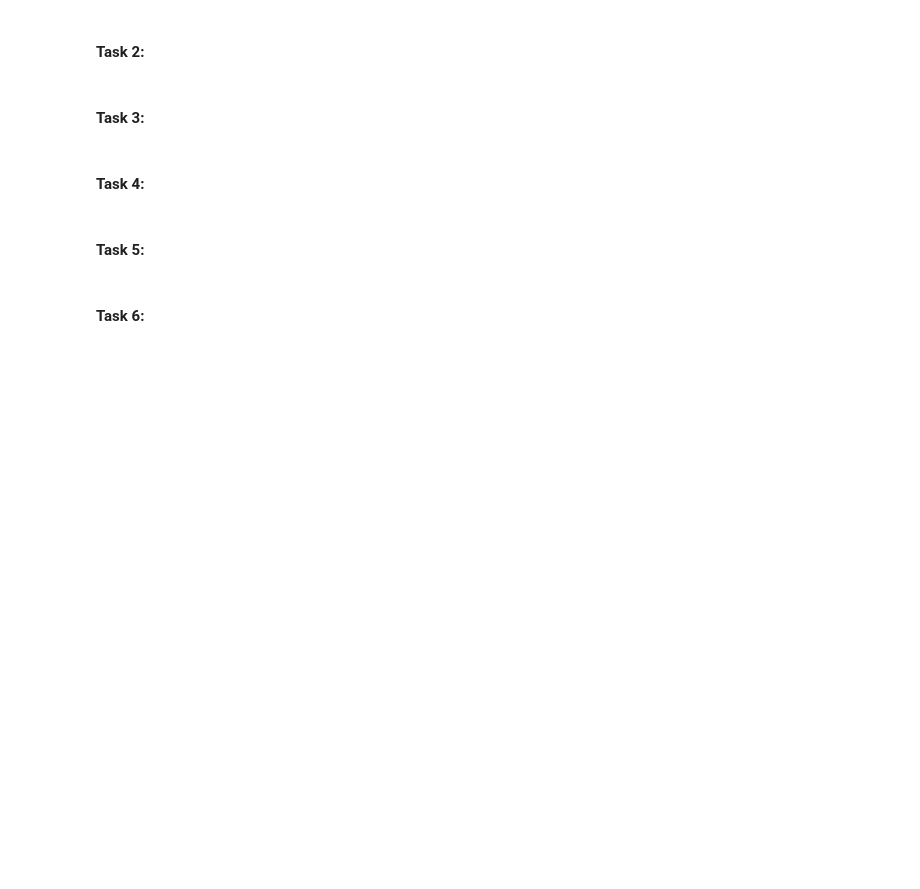
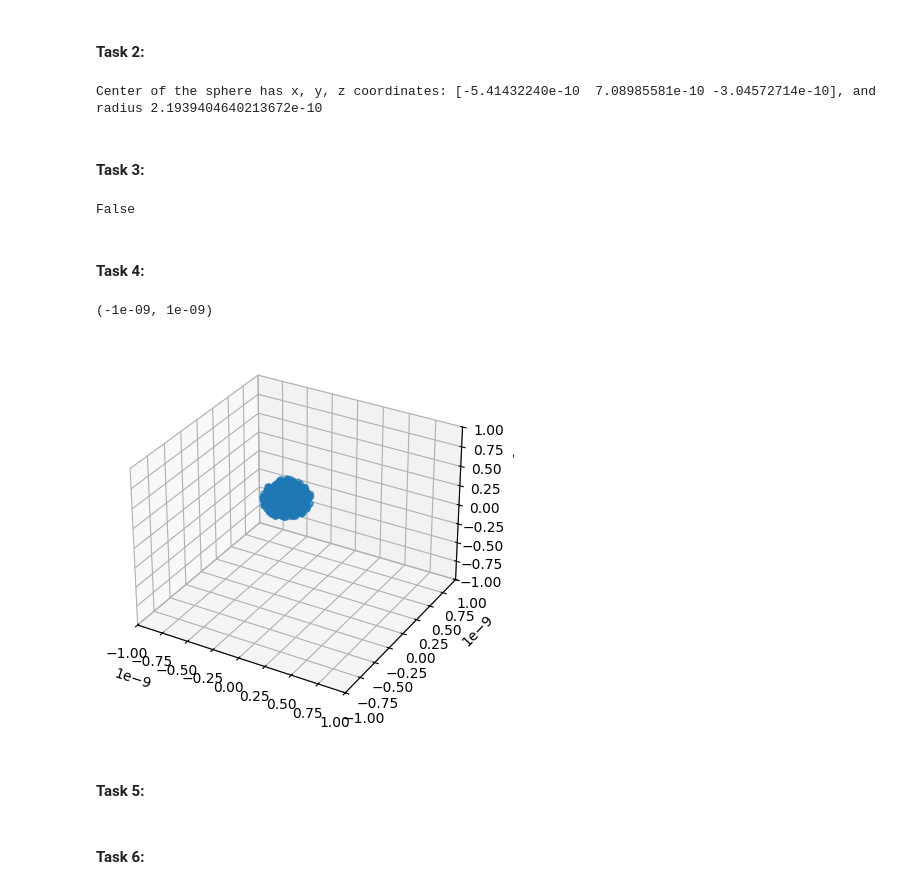
Before and after one commit to esoey/AEJ_project3, a Jupyter notebook: project_3.ipynb, the cells around one changed output. Saved outputs shown, nothing was run; the diff lists cells and outputs as text; code cells hidden in the pictures; blank space fills up the shorter version.

```diff
--- a/project_3.ipynb
+++ b/project_3.ipynb
@@ -11,2 +13,6 @@
+# %%
+from project_3 import Monte_Carlo_simulations
+
+monte_carlo = Monte_Carlo_simulations([-1, -1, -1], [1, 1, 1])
 # %% [markdown]
 #### Task 1:
@@ -13,9 +24,33 @@
 # %% [markdown]
 #### Task 2:
+# %%
+center, radius = monte_carlo.place_random_sphere()
+print(f"Center of the sphere has x, y, z coordinates: {center}, and radius {radius}")
+# %% [output]
+Center of the sphere has x, y, z coordinates: [-5.41432240e-10  7.08985581e-10 -3.04572714e-10], and radius 2.1939404640213672e-10
 # %% [markdown]
 #### Task 3:
+# %%
+print(monte_carlo.in_sphere(point, center, radius))
+# %% [output]
+False
 # %% [markdown]
 #### Task 4:
+# %%
+import matplotlib.pyplot as plt
+
+points_inside, fraction = monte_carlo.calculate_fraction_of_points(100000, center, radius)
+min_x, min_y, min_z = monte_carlo.min_xyz
+max_x, max_y, max_z = monte_carlo.max_xyz
+
+fig, ax = plt.subplots(subplot_kw={"projection": "3d"})
+ax.scatter(points_inside[: ,0], points_inside[: ,1], points_inside[: ,2])
+ax.set_xlim(min_x, max_x)
+ax.set_ylim(min_y, max_y)
+ax.set_zlim(min_z, max_z)
+# %% [output]
+(-1e-09, 1e-09)
+[figure, added]
 # %% [markdown]
 #### Task 5:
 # %% [markdown]
```
Also changed, not shown: parts of 3 cells of this notebook, 4 other files.
